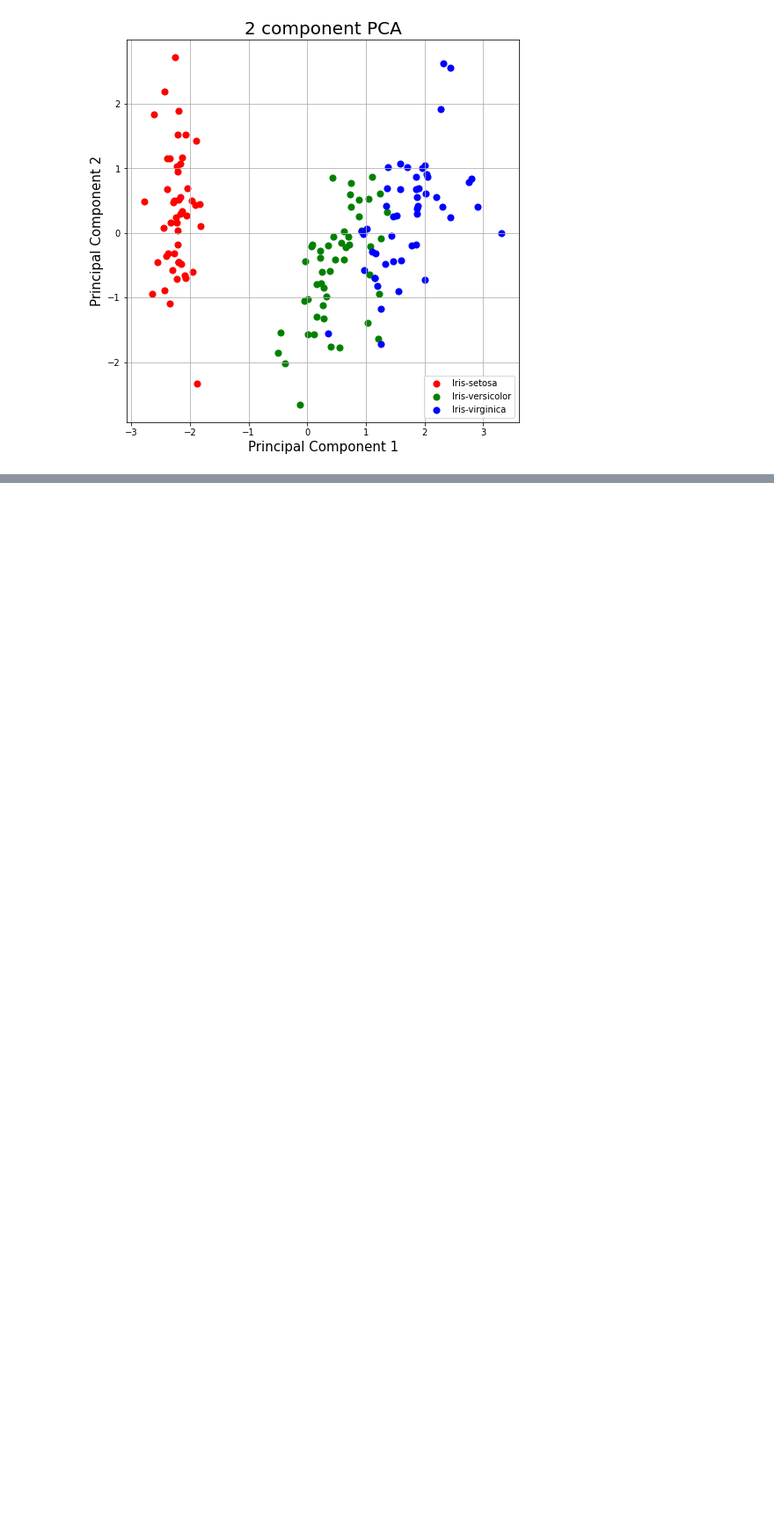
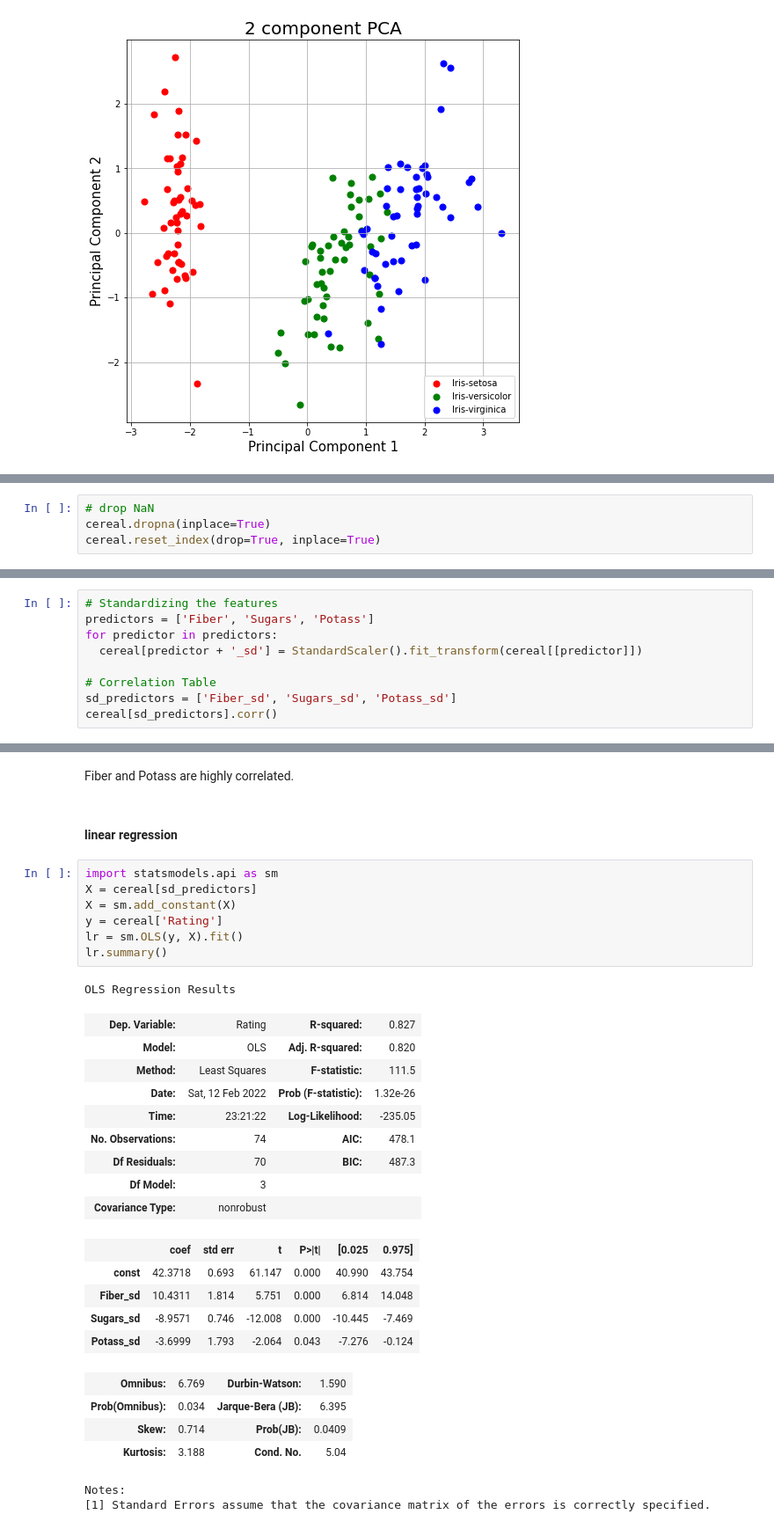
Before and after one commit to seaaaaany/Na-ve_Bayes_Classification_and_Clustering, a Jupyter notebook: PCA_IRIS.ipynb, the cells around one changed output, grey strips where cells are left out. Shown at 88% size. Saved outputs shown, nothing was run; the diff lists cells and outputs as text; blank space fills up the shorter version.

```diff
--- a/PCA_IRIS.ipynb
+++ b/PCA_IRIS.ipynb
@@ -118,0 +147,4 @@ ax.grid()
+# %%
+# drop NaN
+cereal.dropna(inplace=True)
+cereal.reset_index(drop=True, inplace=True)
@@ -118,0 +153,9 @@ ax.grid()
+# %%
+# Standardizing the features
+predictors = ['Fiber', 'Sugars', 'Potass']
+for predictor in predictors:
+  cereal[predictor + '_sd'] = StandardScaler().fit_transform(cereal[[predictor]])
+
+# Correlation Table
+sd_predictors = ['Fiber_sd', 'Sugars_sd', 'Potass_sd']
+cereal[sd_predictors].corr()
@@ -118,0 +167,33 @@ ax.grid()
+# %% [markdown]
+Fiber and Potass are highly correlated.
+# %% [markdown]
+#### linear regression
+# %%
+import statsmodels.api as sm
+X = cereal[sd_predictors]
+X = sm.add_constant(X)
+y = cereal['Rating']
+lr = sm.OLS(y, X).fit()
+lr.summary()
+# %% [output]
+OLS Regression Results
+| Dep. Variable: | Rating | R-squared: | 0.827 |
+| Model: | OLS | Adj. R-squared: | 0.820 |
+| Method: | Least Squares | F-statistic: | 111.5 |
+| Date: | Sat, 12 Feb 2022 | Prob (F-statistic): | 1.32e-26 |
+| Time: | 23:21:22 | Log-Likelihood: | -235.05 |
+| No. Observations: | 74 | AIC: | 478.1 |
+| Df Residuals: | 70 | BIC: | 487.3 |
+| Df Model: | 3 |  |  |
+| Covariance Type: | nonrobust |  |  |
+|  | coef | std err | t | P>|t| | [0.025 | 0.975] |
+| const | 42.3718 | 0.693 | 61.147 | 0.000 | 40.990 | 43.754 |
+| Fiber_sd | 10.4311 | 1.814 | 5.751 | 0.000 | 6.814 | 14.048 |
+| Sugars_sd | -8.9571 | 0.746 | -12.008 | 0.000 | -10.445 | -7.469 |
+| Potass_sd | -3.6999 | 1.793 | -2.064 | 0.043 | -7.276 | -0.124 |
+| Omnibus: | 6.769 | Durbin-Watson: | 1.590 |
+| Prob(Omnibus): | 0.034 | Jarque-Bera (JB): | 6.395 |
+| Skew: | 0.714 | Prob(JB): | 0.0409 |
+| Kurtosis: | 3.188 | Cond. No. | 5.04 |
+Notes:
+[1] Standard Errors assume that the covariance matrix of the errors is correctly specified.
```
Also changed, not shown: parts of 16 cells of this notebook.
